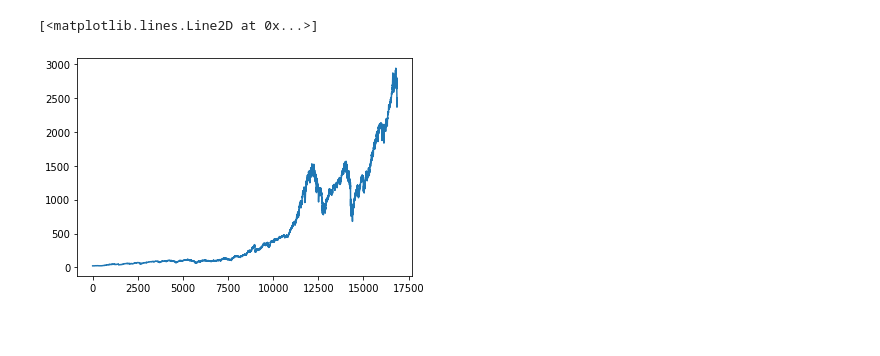
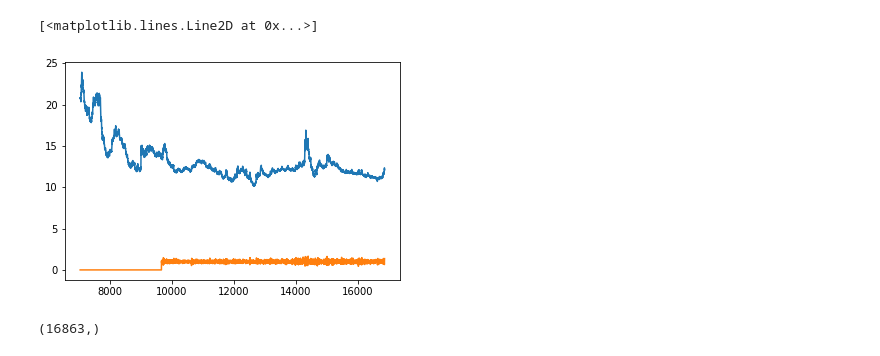
Before and after one commit to Fargle/hull_tactical, a Jupyter notebook: Data.ipynb, the cells around one changed output. Saved outputs shown, nothing was run; the diff lists cells and outputs as text; code cells hidden in the pictures; blank space fills up the shorter version.

```diff
--- a/Data.ipynb
+++ b/Data.ipynb
@@ -15,0 +5,9 @@ df.tail()
+# %%
+df = pd.DataFrame(pd.read_csv('ucsbdata.csv'))
+df = df[df["R"].notna()]
+df.fillna(0)
+del df["Index"]
+print(df.dtypes)
+
+dfnorm = (df - df.mean())/df.std()
+df.head()
@@ -16,7 +47,15 @@ df.tail()
 # %%
 plt.figure()
-plt.plot(df["OPEN"])
-plt.plot(df)
+#plt.plot(df["MYSTERYVAR1"])
+#plt.plot(df["MYSTERYVAR2"])
+plt.plot(df["MYSTERYVAR3"])
+
+plt.plot(df["ADVDECL"])
 # %% [output]
 [<matplotlib.lines.Line2D at 0x...>]
-[figure, old version]
+[figure, new version]
+# %%
+actual_R = np.array(df["R"])
+actual_R.shape
+# %% [output]
+(16863,)
```
Also changed, not shown: parts of 4 cells of this notebook, 1 other file.
